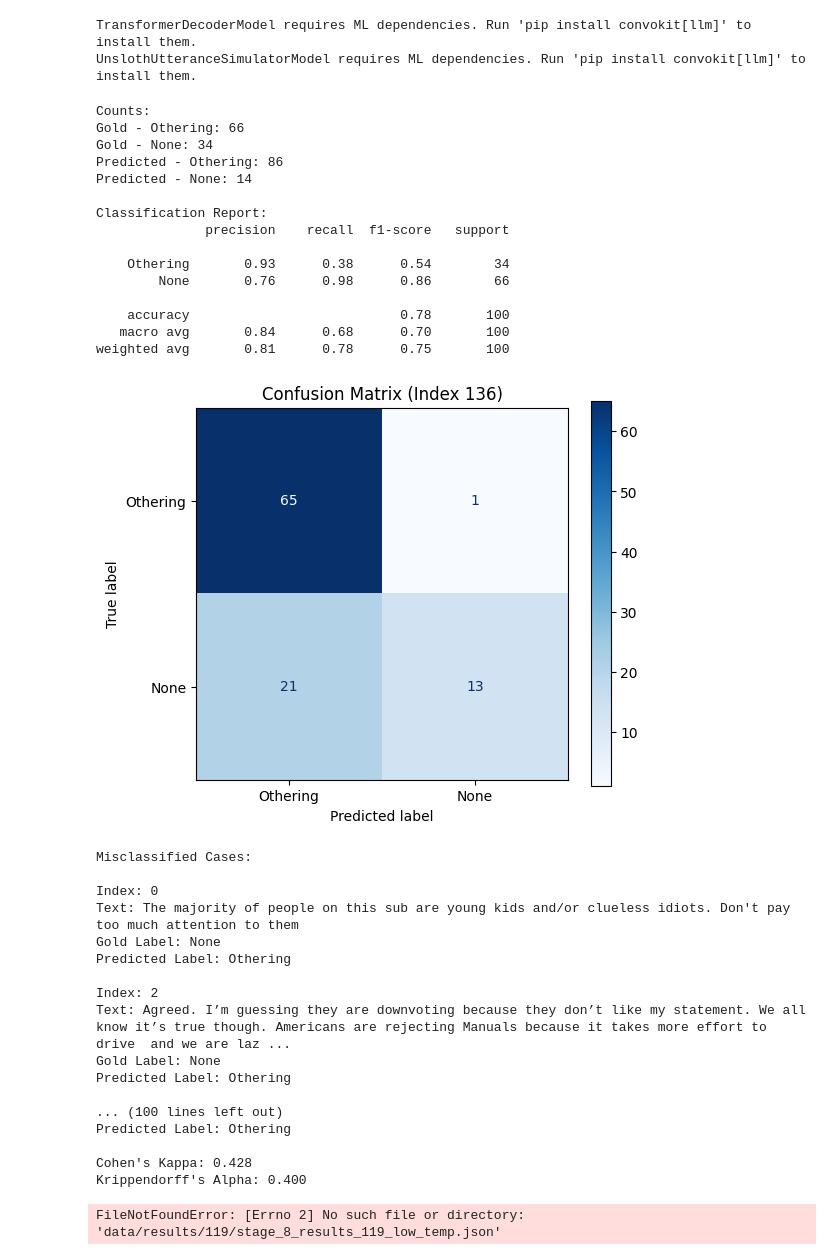
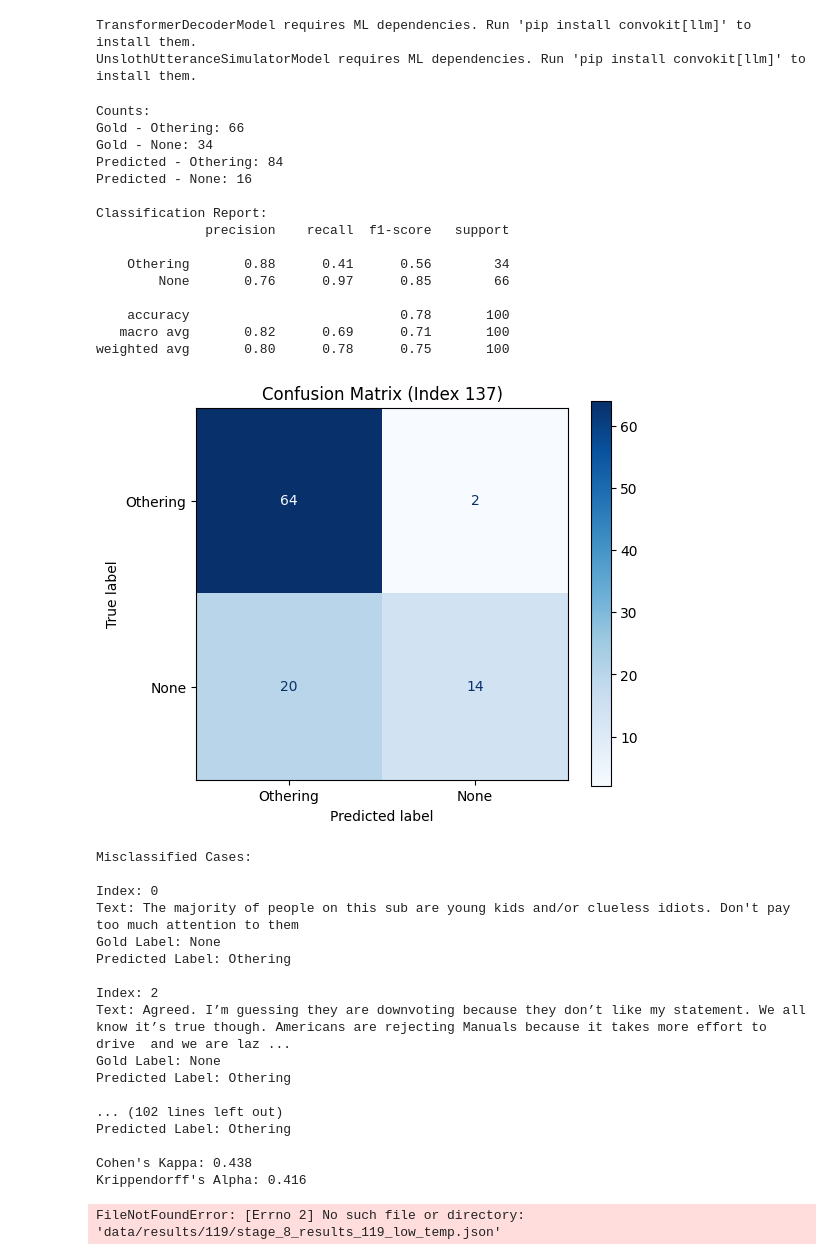
Before and after one commit to Nikolayy1/blast_othering, a Jupyter notebook: NewDataSet.ipynb, the cells around one changed output. Saved outputs shown, nothing was run; the diff lists cells and outputs as text; code cells hidden in the pictures.

Commit message:
results

```diff
--- a/NewDataSet.ipynb
+++ b/NewDataSet.ipynb
@@ -444,12 +444,12 @@ os.chdir(
     r"C:\Users\hofin\OneDrive - Fachhochschule St. Pölten\__BachelorThesis\blast_othering"
 )
 
-CURRENT_INDEX = 136
+CURRENT_INDEX = 137
 
 df = pd.read_excel("Annotaions_Niklas.xlsx", sheet_name="Tabelle3")
 
 with open(
-    f"data/results/{CURRENT_INDEX}/stage_8_results_{CURRENT_INDEX}_high_temp_run3_seed1329487301.json",
+    f"data/results/{CURRENT_INDEX}/stage_8_results_{CURRENT_INDEX}_high_temp.json",
     "r",
     encoding="utf-8",
 ) as f:
@@ -533,40 +533,40 @@ print("\nMisclassified Cases:")
 for idx, gold, pred in misclassified:
     text = df.iloc[idx, 0]  # assuming first column contains the text/comment
     print(f"\nIndex: {idx}")
     print(f"Text: {text}")
     print(f"Gold Label: {gold}")
     print(f"Predicted Label: {pred}")
 
 # --- Cohen's Kappa ---
 kappa = cohen_kappa_score(gold_labels, predicted_labels)
 print(f"\nCohen's Kappa: {kappa:.3f}")
 
 # --- Krippendorff's Alpha ---
 # Krippendorff expects a reliability data matrix, so we reshape labels
 # Convert "Othering" → 1, "None" → 0
 mapping = {"Othering": 1, "None": 0}
 gold_numeric = [mapping[g] for g in gold_labels]
 pred_numeric = [mapping[p] for p in predicted_labels]
 
 alpha = krippendorff.alpha(reliability_data=[gold_numeric, pred_numeric], level_of_measurement='nominal')
 print(f"Krippendorff's Alpha: {alpha:.3f}")
 # %% [output]
 Counts:
 Gold - Othering: 66
 Gold - None: 34
-Predicted - Othering: 86
-Predicted - None: 14
+Predicted - Othering: 84
+Predicted - None: 16
 
 Classification Report:
               precision    recall  f1-score   support
 
-    Othering       0.93      0.38      0.54        34
-        None       0.76      0.98      0.86        66
+    Othering       0.88      0.41      0.56        34
+        None       0.76      0.97      0.85        66
 
     accuracy                           0.78       100
-   macro avg       0.84      0.68      0.70       100
-weighted avg       0.81      0.78      0.75       100
+   macro avg       0.82      0.69      0.71       100
+weighted avg       0.80      0.78      0.75       100
-[figure, old version]
+[figure, new version]
 Misclassified Cases:
 
 Index: 0
@@ -579,11 +579,11 @@ Text: Agreed. I’m guessing they are downvoting because they don’t like my st
 Gold Label: None
 Predicted Label: Othering
 
-... (100 lines left out)
+... (102 lines left out)
 Predicted Label: Othering
 
-Cohen's Kappa: 0.428
-Krippendorff's Alpha: 0.400
+Cohen's Kappa: 0.438
+Krippendorff's Alpha: 0.416
 # %%
 import json
 from collections import Counter
```
Also changed, not shown: 3 other files.
